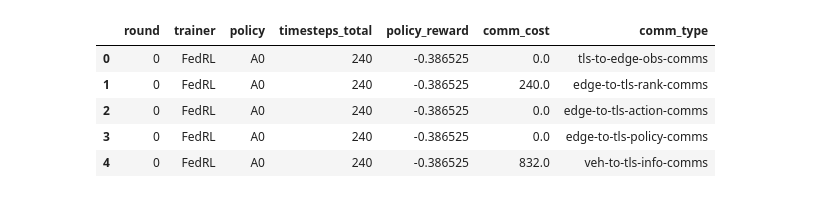
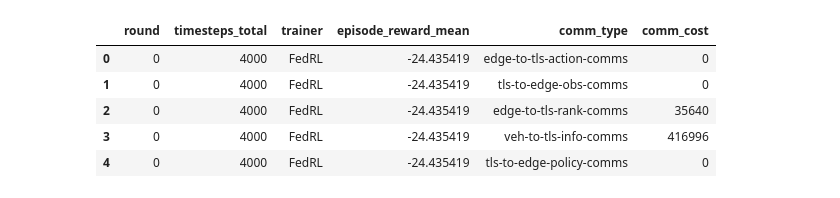
Before and after one commit to nathaniel-hudson/SUMO-FedRL, a Jupyter notebook: notebooks/Communication Analysis.ipynb, the cells around one changed output. Cells and saved outputs as stored; diff of their text form; code cells hidden in the pictures.

```diff
--- a/notebooks/Communication Analysis.ipynb
+++ b/notebooks/Communication Analysis.ipynb
@@ -64,11 +17,19 @@ def preprocess_data(path) -> pd.DataFrame:
-# %%
-df = preprocess_data(sample_path)
-df.head()
-# %% [output]
-|  | round | trainer | policy | timesteps_total | policy_reward | comm_cost | comm_type |
-| 0 | 0 | FedRL | A0 | 240 | -0.386525 | 0.0 | tls-to-edge-obs-comms |
-| 1 | 0 | FedRL | A0 | 240 | -0.386525 | 240.0 | edge-to-tls-rank-comms |
-| 2 | 0 | FedRL | A0 | 240 | -0.386525 | 0.0 | edge-to-tls-action-comms |
-| 3 | 0 | FedRL | A0 | 240 | -0.386525 | 0.0 | edge-to-tls-policy-comms |
-| 4 | 0 | FedRL | A0 | 240 | -0.386525 | 832.0 | veh-to-tls-info-comms |
+# %%
+paths = [
+    join("..", "out", "data", "FedRL", "grid-3x3", "dummy_ranked.csv"),
+    join("..", "out", "data", "MARL",  "grid-3x3", "dummy_ranked.csv"),
+    join("..", "out", "data", "SARL",  "grid-3x3", "dummy_ranked.csv")
+]
+df = pd.concat([pd.read_csv(path) for path in paths])
+df.reset_index(inplace=True)
+
+pre_df = PreprocessedCommData.preprocess(df)
+pre_df.head()
+# %% [output]
+|  | round | timesteps_total | trainer | episode_reward_mean | comm_type | comm_cost |
+| 0 | 0 | 4000 | FedRL | -24.435419 | edge-to-tls-action-comms | 0 |
+| 1 | 0 | 4000 | FedRL | -24.435419 | tls-to-edge-obs-comms | 0 |
+| 2 | 0 | 4000 | FedRL | -24.435419 | edge-to-tls-rank-comms | 35640 |
+| 3 | 0 | 4000 | FedRL | -24.435419 | veh-to-tls-info-comms | 416996 |
+| 4 | 0 | 4000 | FedRL | -24.435419 | tls-to-edge-policy-comms | 0 |
 # %%
```
Also changed, not shown: parts of 6 cells of this notebook, 6 other files.
